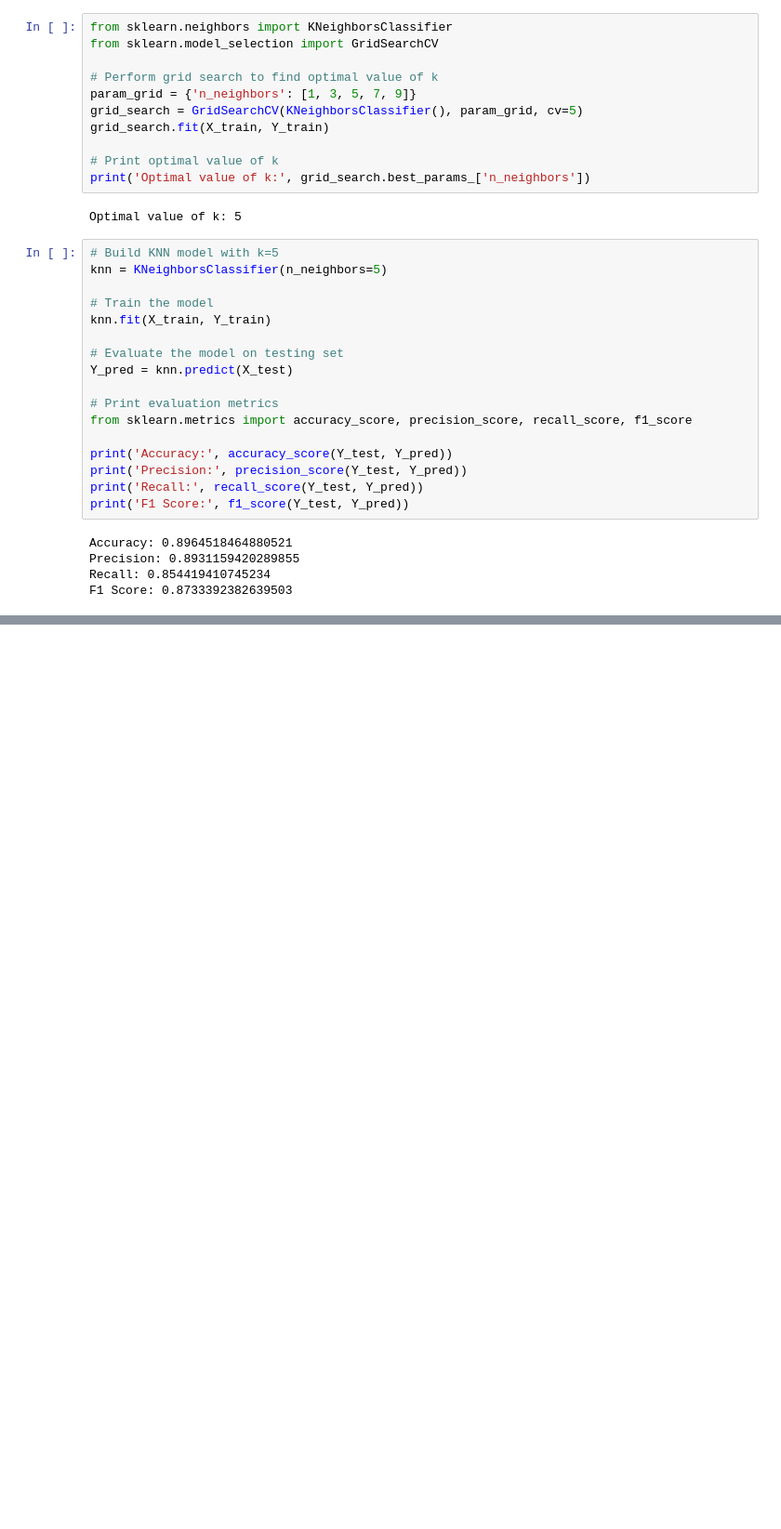
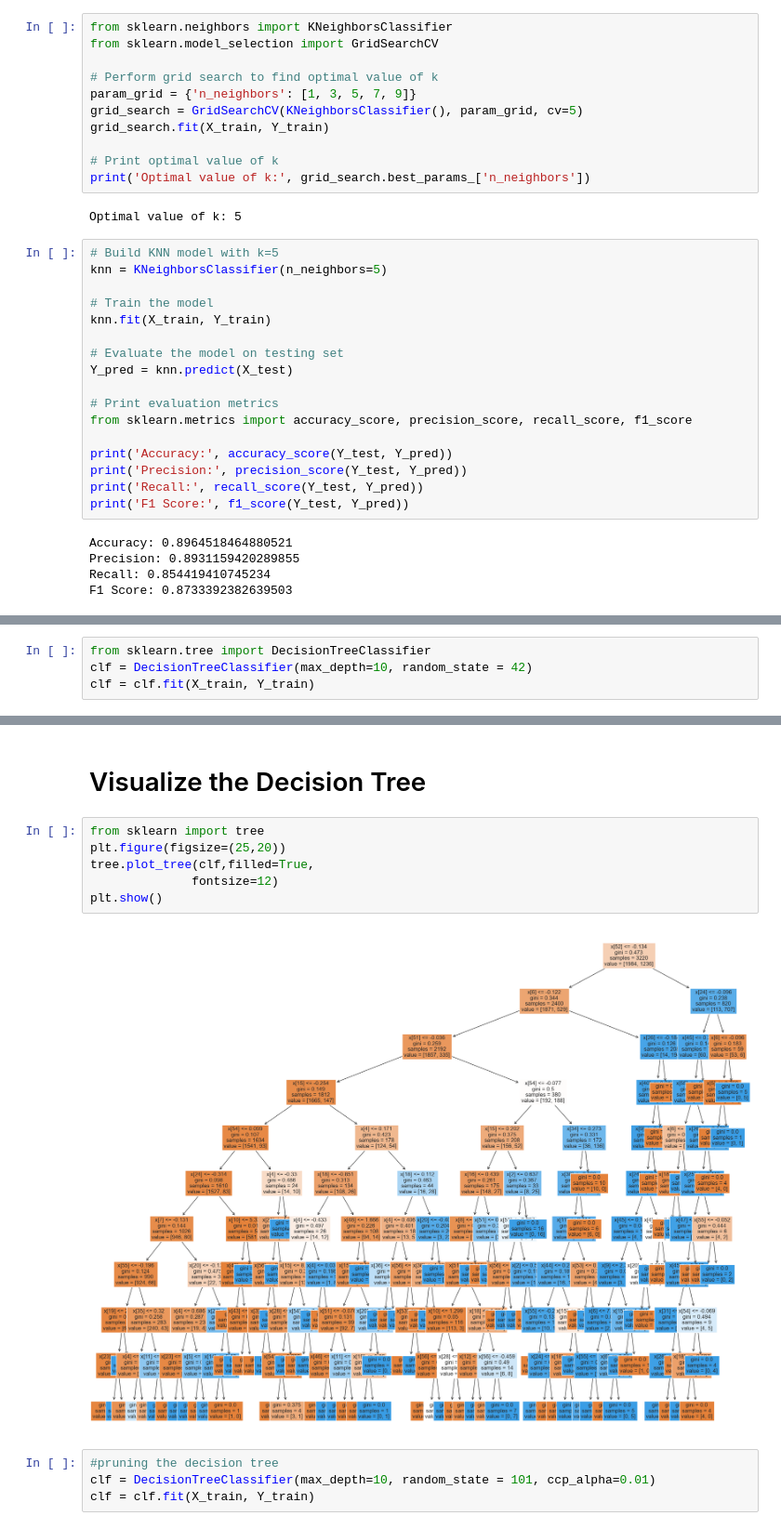
Before and after one commit to Sathila01/Machine-Learning-CourseWork, a Jupyter notebook: classifier.ipynb, the cells around one changed output, grey strips where cells are left out. Shown at 93% size. Drawn from its saved outputs; the diff is of its cells as text; blank space fills up the shorter version.

```diff
--- a/classifier.ipynb
+++ b/classifier.ipynb
@@ -157,0 +159,4 @@ F1 Score: 0.8733392382639503
+# %%
+from sklearn.tree import DecisionTreeClassifier
+clf = DecisionTreeClassifier(max_depth=10, random_state = 42)
+clf = clf.fit(X_train, Y_train)
@@ -157,0 +210,14 @@ F1 Score: 0.8733392382639503
+# %% [markdown]
+# Visualize the Decision Tree
+# %%
+from sklearn import tree
+plt.figure(figsize=(25,20))
+tree.plot_tree(clf,filled=True,
+              fontsize=12)
+plt.show()
+# %% [output]
+[figure, added]
+# %%
+#pruning the decision tree
+clf = DecisionTreeClassifier(max_depth=10, random_state = 101, ccp_alpha=0.01)
+clf = clf.fit(X_train, Y_train)
```
Also changed, not shown: parts of 15 cells of this notebook.
